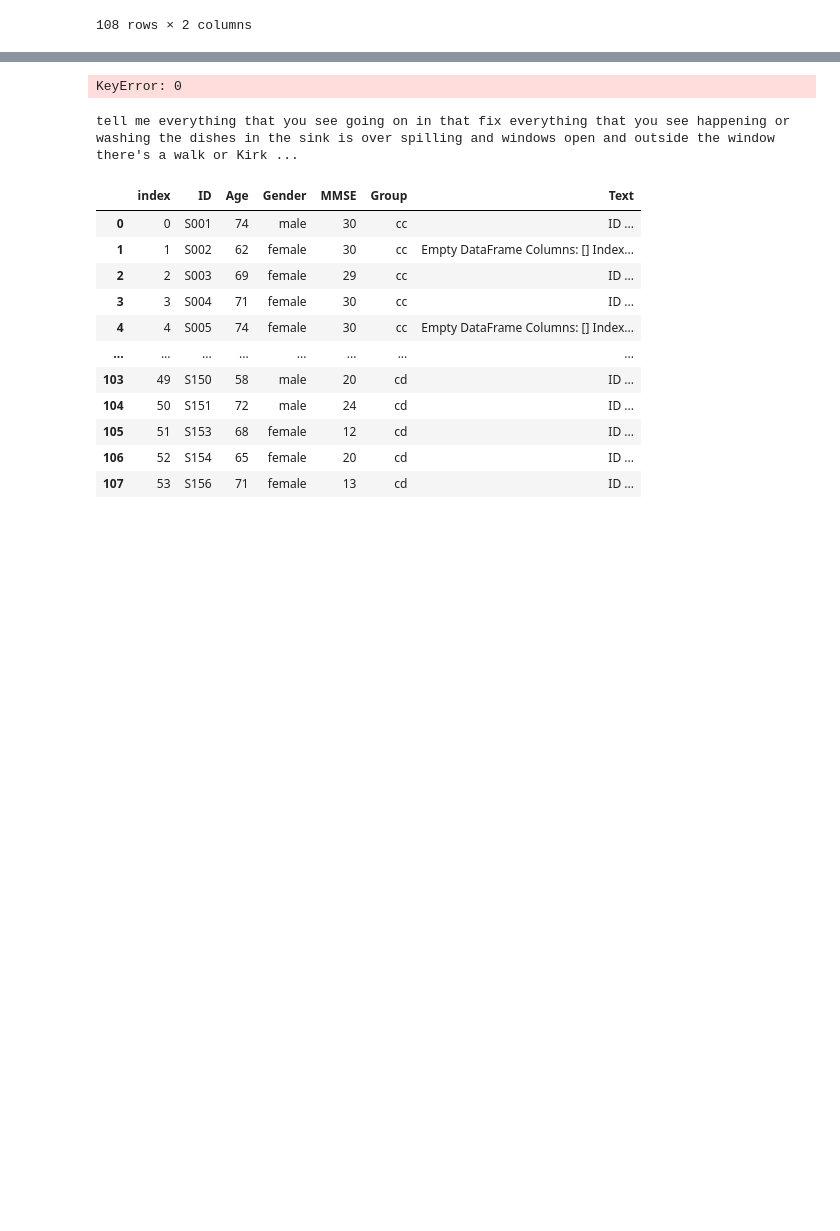
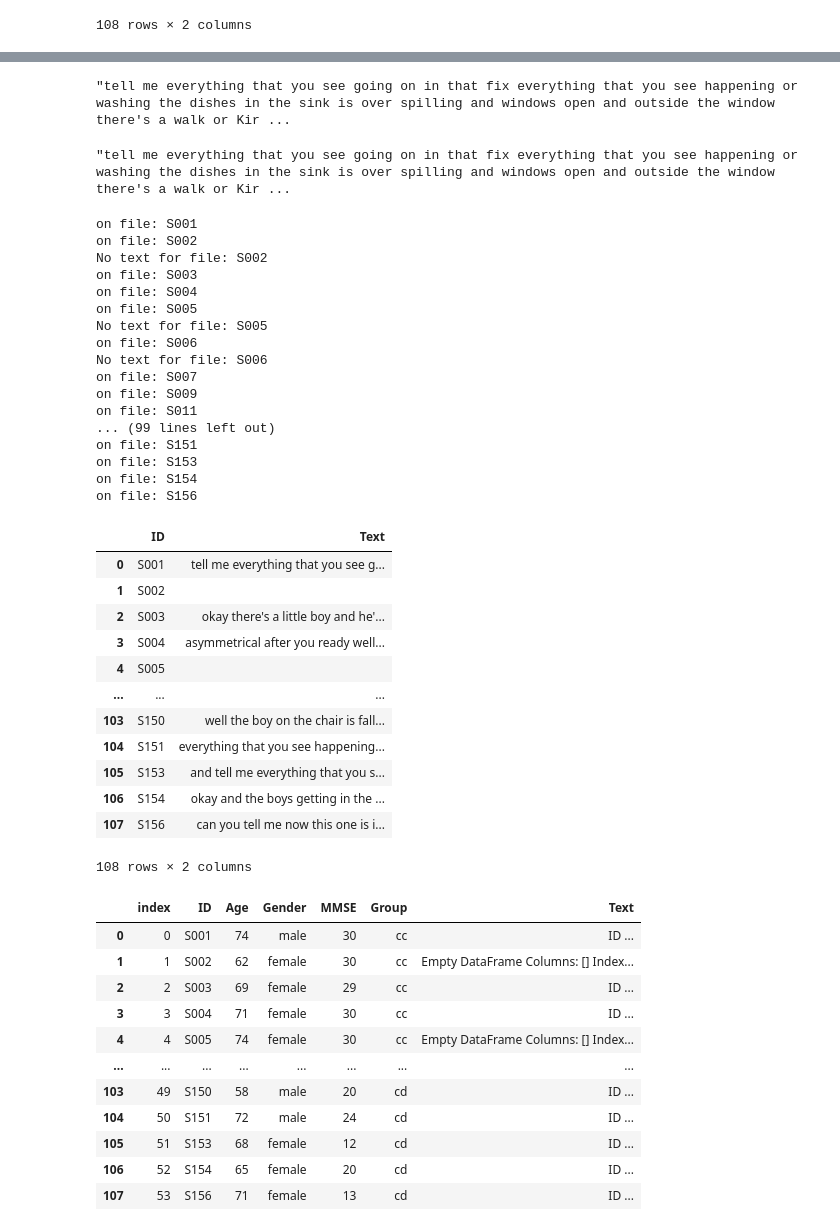
Before and after one commit to W210-SP21-Capstone-Dementia/model, a Jupyter notebook: Text-based model work.ipynb, the cells around one changed output, grey strips where cells are left out. Cells and saved outputs as stored; diff of their text form; code cells hidden in the pictures; blank space fills up the shorter version.

Commit message:
Got merged text to work

```diff
--- a/Text-based model work.ipynb
+++ b/Text-based model work.ipynb
@@ -333,16 +320,58 @@ Name: Text, Length: 108, dtype: object
-# %%
-
-i = 0
-for row in text_df_temp:
-    text_df_temp[i]["Text"] = ". ".join(text_df_temp[i]["Text"])
-    i = i + 1
-text_df_temp[0]
-# %% [output]
-KeyError: 0
 # %%
-print(". ".join(text_df["Text"][0]["Text"]))
+text_df_2["Text"][0]
+". ".join(text_df["Text"][0]["Text"])
 # %% [output]
-tell me everything that you see going on in that fix everything that you see happening or washing the dishes in the sink is over spilling and windows open and outside the window there's a walk or Kirk ...
+"tell me everything that you see going on in that fix everything that you see happening or washing the dishes in the sink is over spilling and windows open and outside the window there's a walk or Kir ...
+# %%
+text_df_2["Text"][0]
+# %% [output]
+"tell me everything that you see going on in that fix everything that you see happening or washing the dishes in the sink is over spilling and windows open and outside the window there's a walk or Kir ...
+# %%
+text_df_2 = text_df.copy(deep=True)
+i = 0
+for row in text_df["ID"]:
+    print("on file: " + str(text_df["ID"][i]))
+    try:
+        text_df_2["Text"][i] = ". ".join(text_df["Text"][i]["Text"])
+        i = i + 1
+    # catch when there is no text to join
+    except KeyError:
+        print("No text for file: " + str(text_df_2["ID"][i]))
+        text_df_2["Text"][i] = ""
+        i = i + 1
+        continue
+text_df_2
+# %% [output]
+on file: S001
+on file: S002
+No text for file: S002
+on file: S003
+on file: S004
+on file: S005
+No text for file: S005
+on file: S006
+No text for file: S006
+on file: S007
+on file: S009
+on file: S011
+... (99 lines left out)
+on file: S151
+on file: S153
+on file: S154
+on file: S156
+|  | ID | Text |
+| 0 | S001 | tell me everything that you see g... |
+| 1 | S002 |  |
+| 2 | S003 | okay there's a little boy and he'... |
+| 3 | S004 | asymmetrical after you ready well... |
+| 4 | S005 |  |
+| ... | ... | ... |
+| 103 | S150 | well the boy on the chair is fall... |
+| 104 | S151 | everything that you see happening... |
+| 105 | S153 | and tell me everything that you s... |
+| 106 | S154 | okay and the boys getting in the ... |
+| 107 | S156 | can you tell me now this one is i... |
+108 rows × 2 columns
 # %%
 merged_data = pd.merge(meta, text_df, on = "ID", how = "inner")
 merged_data
```
Also changed, not shown: parts of 5 cells of this notebook.
